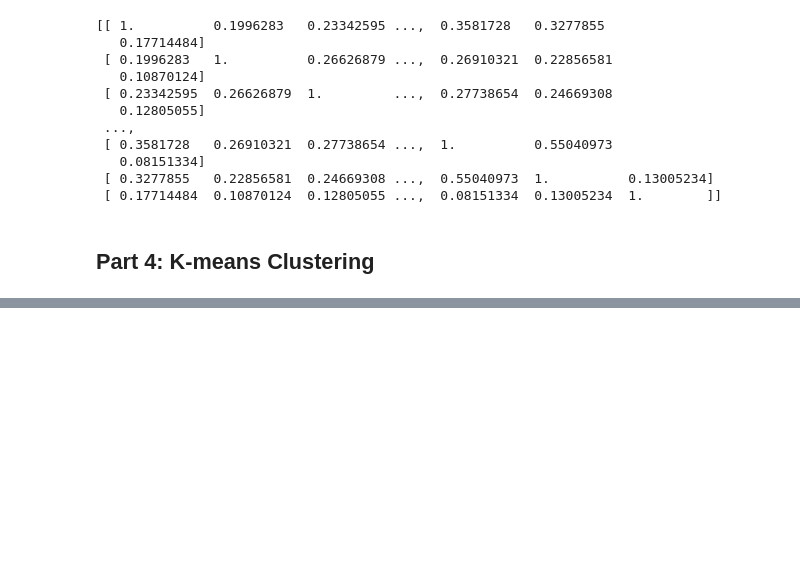
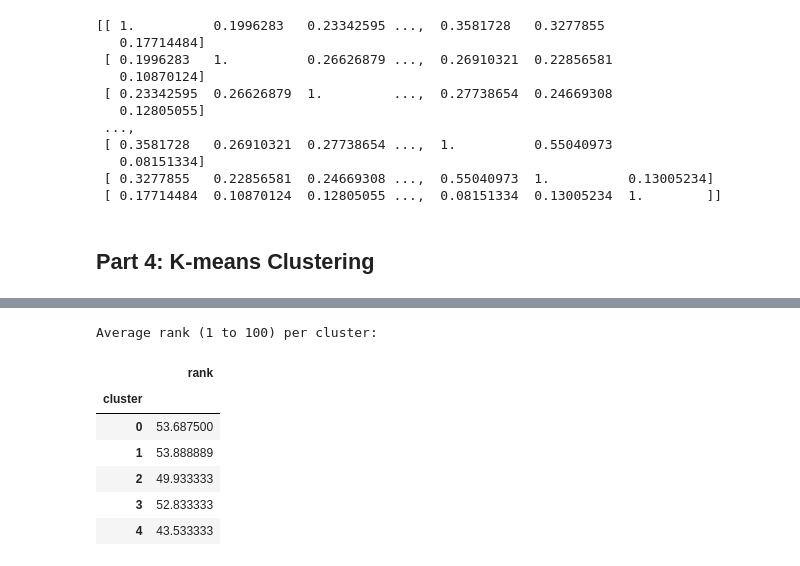
Before and after one commit to ctianran/myDataAnalysis, a Jupyter notebook: NaturalLanguageProcessingandTopicModeling/Unsupervised Learning Project - Document Clustering and Topic Modeling.ipynb, the cells around one changed output, grey strips where cells are left out. Drawn from its saved outputs; the diff is of its cells as text; code cells hidden in the pictures; blank space fills up the shorter version.

```diff
--- a/NaturalLanguageProcessingandTopicModeling/Unsupervised Learning Project - Document Clustering and Topic Modeling.ipynb
+++ b/NaturalLanguageProcessingandTopicModeling/Unsupervised Learning Project - Document Clustering and Topic Modeling.ipynb
@@ -172,0 +230,13 @@ print(cos_matrix)
+# %%
+grouped = frame['rank'].groupby(frame['cluster'])
+print("Average rank (1 to 100) per cluster:")
+grouped.mean().to_frame()
+# %% [output]
+Average rank (1 to 100) per cluster:
+|  | rank |
+| cluster |  |
+| 0 | 53.687500 |
+| 1 | 53.888889 |
+| 2 | 49.933333 |
+| 3 | 52.833333 |
+| 4 | 43.533333 |
```
Also changed, not shown: parts of 20 cells of this notebook, 1 other file.
